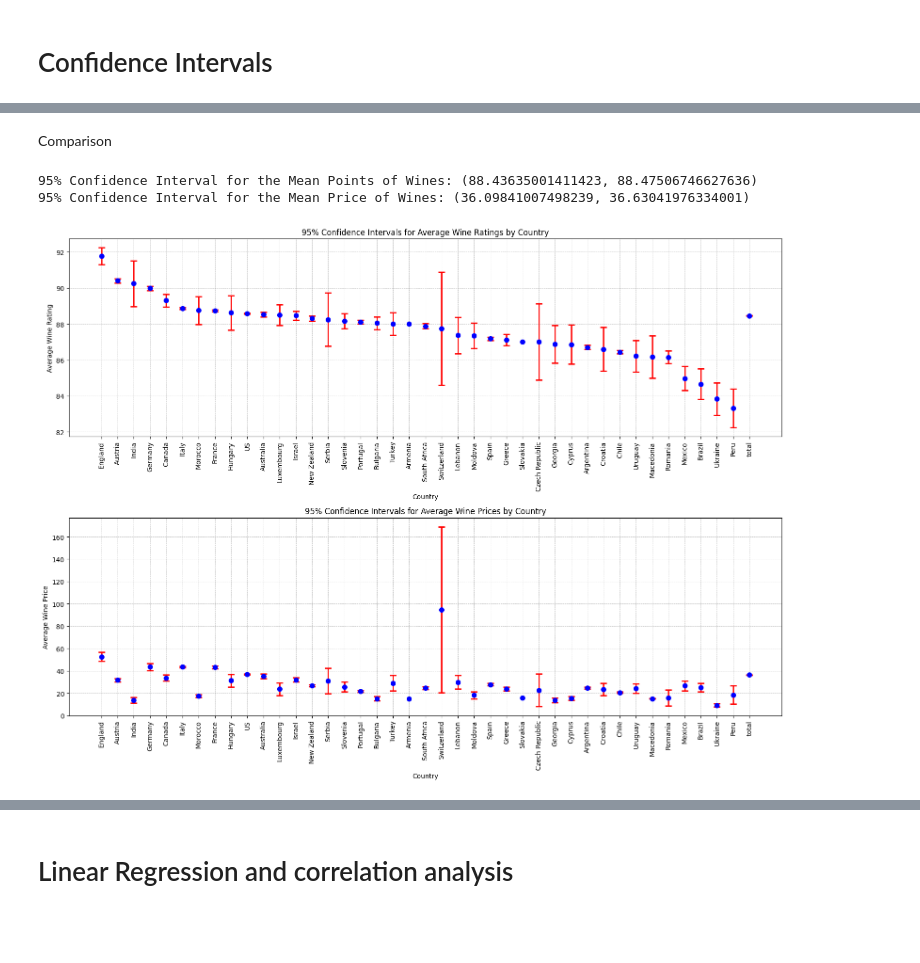
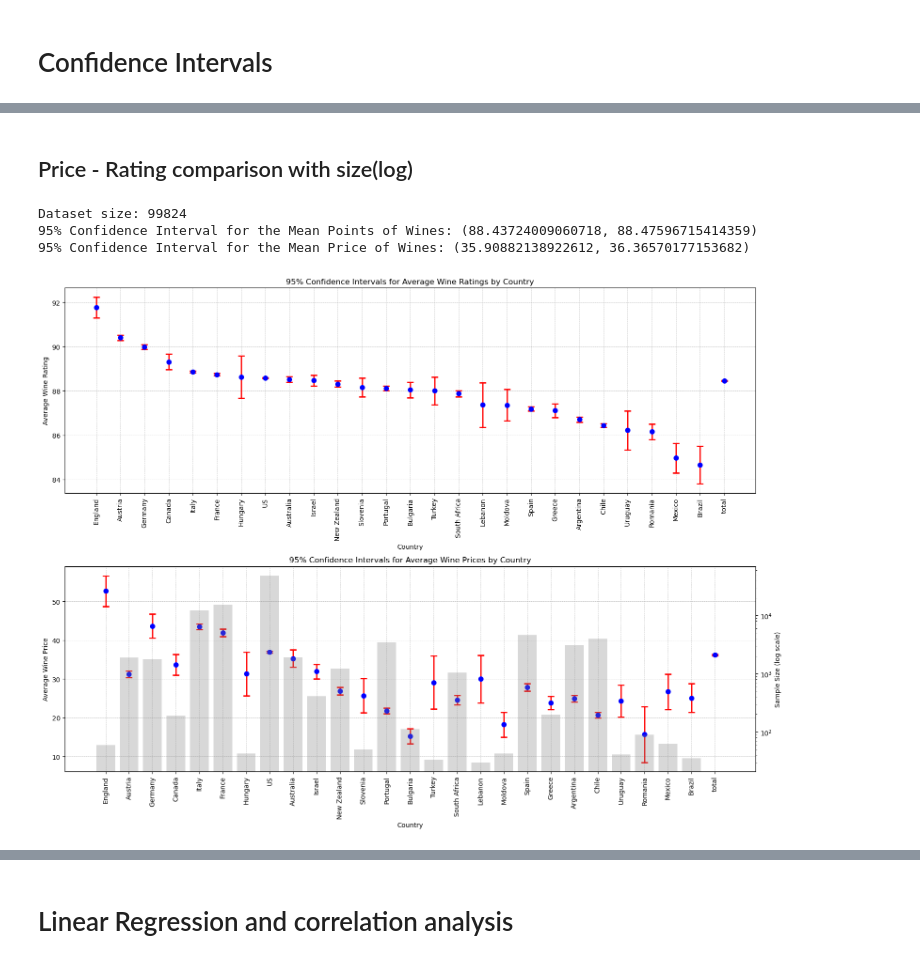
Before and after one commit to Supsi-Collaborative-Projects/wine-analysis, a Jupyter notebook: analysis.ipynb, the cells around one changed output, grey strips where cells are left out. Drawn from its saved outputs; the diff is of its cells as text; code cells hidden in the pictures; blank space fills up the shorter version.

```diff
--- a/analysis.ipynb
+++ b/analysis.ipynb
@@ -897,18 +1065,18 @@ confidence_df
 # %%
-# Calculate mean and standard error for the entire dataset for 'price'
-mean_price = df['price'].mean()
-sem_price = stats.sem(df['price'].dropna())
+# Calculate mean and standard error
+mean_price = df_filtered['price'].mean()
+mean_price = stats.sem(df_filtered['price'].dropna())
 
-# Calculate the confidence interval for the entire dataset for 'price'
-confidence_interval_price = stats.t.interval(0.95, len(df['price'].dropna())-1, loc=mean_price, scale=sem_price)
+# Calculate the confidence interval
+confidence_interval_price = stats.t.interval(0.95, len(df_filtered['price'])-1, loc=mean_price, scale=sem_price)
 print(f'95% Confidence Interval for the Mean Price of Wines: {confidence_interval_price}')
 
-# Calculate mean and confidence interval for each country for 'price'
-countries = df['country'].unique()
+# Calculate mean and confidence interval for each country
+countries = df_filtered['country'].unique()
 confidence_intervals_price = []
 
 for country in countries:
-    country_data = df[df['country'] == country]['price']
+    country_data = df_filtered[df_filtered['country'] == country]['price']
     mean = np.mean(country_data)
     confidence = stats.norm.interval(0.95, loc=mean, scale=stats.sem(country_data))
     confidence_intervals_price.append((country, mean, confidence[0], confidence[1]))
@@ -917,9 +1085,10 @@ for country in countries:
 confidence_df_price = pd.DataFrame(confidence_intervals_price, columns=['Country', 'Mean', 'Lower CI', 'Upper CI'])
 confidence_df_price = confidence_df_price.sort_values(by='Mean', ascending=False)
 
-# Append the total statistics to the country data for 'price'
+# Add general confidence interval
 general_row_price = {'Country': 'total', 'Mean': mean_price, 'Lower CI': confidence_interval_price[0], 'Upper CI': confidence_interval_price[1]}
 confidence_df_price.loc[len(confidence_df_price)] = general_row_price
+
 
 # Plotting the confidence intervals for 'price'
 plt.figure(figsize=(14, 8))
@@ -934,6 +1103,7 @@ plt.grid(True, linestyle='--', linewidth=0.5)
 plt.tight_layout()
 plt.yticks(np.arange(0, 130, 5))  # Adjust this range based on your 'price' data
 
+
 plt.show()
 
 confidence_df_price
@@ -991,20 +1130,22 @@ plt.show()
-# %% [markdown]
-Comparison
+# %% [markdown]
+## Price - Rating comparison with size(log)
 # %%
+print(f"Dataset size: {len(df_filtered)}")
+
 # Calculate mean and standard error for the entire dataset for 'points'
-mean_points = df['points'].mean()
-sem_points = stats.sem(df['points'].dropna())
+mean_points = df_filtered['points'].mean()
+sem_points = stats.sem(df_filtered['points'].dropna())
 
 # Calculate the confidence interval for the entire dataset for 'points'
-confidence_interval_points = stats.t.interval(0.95, len(df['points'].dropna())-1, loc=mean_points, scale=sem_points)
+confidence_interval_points = stats.t.interval(0.95, len(df_filtered['points'].dropna())-1, loc=mean_points, scale=sem_points)
 print(f'95% Confidence Interval for the Mean Points of Wines: {confidence_interval_points}')
 
 # Calculate mean and confidence interval for each country for 'points'
-countries = df['country'].unique()
+countries = df_filtered['country'].unique()
 confidence_intervals_points = []
 
 for country in countries:
-    country_data = df[df['country'] == country]['points']
+    country_data = df_filtered[df_filtered['country'] == country]['points']
     mean = np.mean(country_data)
     confidence = stats.norm.interval(0.95, loc=mean, scale=stats.sem(country_data))
     confidence_intervals_points.append((country, mean, confidence[0], confidence[1]))
@@ -1018,18 +1159,18 @@ general_row_points = {'Country': 'total', 'Mean': mean_points, 'Lower CI': confi
 confidence_df_points.loc[len(confidence_df_points)] = general_row_points
 
 # Calculate mean and standard error for the entire dataset for 'price'
-mean_price = df['price'].mean()
-sem_price = stats.sem(df['price'].dropna())
+mean_price = df_filtered['price'].mean()
+sem_price = stats.sem(df_filtered['price'].dropna())
 
 # Calculate the confidence interval for the entire dataset for 'price'
-confidence_interval_price = stats.t.interval(0.95, len(df['price'].dropna())-1, loc=mean_price, scale=sem_price)
+confidence_interval_price = stats.t.interval(0.95, len(df_filtered['price'].dropna())-1, loc=mean_price, scale=sem_price)
 print(f'95% Confidence Interval for the Mean Price of Wines: {confidence_interval_price}')
 
 # Calculate mean and confidence interval for each country for 'price'
 confidence_intervals_price = []
 
 for country in countries:
-    country_data = df[df['country'] == country]['price']
+    country_data = df_filtered[df_filtered['country'] == country]['price']
     mean = np.mean(country_data)
     confidence = stats.norm.interval(0.95, loc=mean, scale=stats.sem(country_data))
     confidence_intervals_price.append((country, mean, confidence[0], confidence[1]))
@@ -1042,34 +1183,44 @@ confidence_df_price = confidence_df_price.set_index('Country').reindex(confidenc
 
 # Append the total statistics to the country data for 'price'
 general_row_price = {'Country': 'total', 'Mean': mean_price, 'Lower CI': confidence_interval_price[0], 'Upper CI': confidence_interval_price[1]}
 confidence_df_price.loc[len(confidence_df_price)] = general_row_price
 
+# Calculate the sample size for each country
+sample_sizes = df['country'].value_counts().reindex(confidence_df_price['Country']).fillna(0)
+
 # Plotting the confidence intervals for both wine ratings and prices side by side
 fig, (ax1, ax2) = plt.subplots(2, 1, figsize=(16, 12))
 
 # Plot for wine ratings
 ax1.errorbar(confidence_df_points['Country'], confidence_df_points['Mean'],
              yerr=[confidence_df_points['Mean'] - confidence_df_points['Lower CI'], confidence_df_points['Upper CI'] - confidence_df_points['Mean']],
              fmt='o', ecolor='r', capsize=5, elinewidth=2, markeredgewidth=2, color='blue')
 ax1.set_xticklabels(confidence_df_points['Country'], rotation=90)
 ax1.set_xlabel('Country')
 ax1.set_ylabel('Average Wine Rating')
 ax1.set_title('95% Confidence Intervals for Average Wine Ratings by Country')
 ax1.grid(True, linestyle='--', linewidth=0.5)
 
-# Plot for wine prices
+# Plot for wine prices with histogram for sample sizes
 ax2.errorbar(confidence_df_price['Country'], confidence_df_price['Mean'],
              yerr=[confidence_df_price['Mean'] - confidence_df_price['Lower CI'], confidence_df_price['Upper CI'] - confidence_df_price['Mean']],
              fmt='o', ecolor='r', capsize=5, elinewidth=2, markeredgewidth=2, color='blue')
 ax2.set_xticklabels(confidence_df_price['Country'], rotation=90)
 ax2.set_xlabel('Country')
 ax2.set_ylabel('Average Wine Price')
 ax2.set_title('95% Confidence Intervals for Average Wine Prices by Country')
 ax2.grid(True, linestyle='--', linewidth=0.5)
 
+# Secondary y-axis for sample sizes histogram with log scale
+ax3 = ax2.twinx()
+ax3.bar(confidence_df_price['Country'], sample_sizes, alpha=0.3, color='grey')
+ax3.set_ylabel('Sample Size (log scale)')
+ax3.set_yscale('log')
+
 plt.tight_layout()
 plt.show()
 # %% [output]
-95% Confidence Interval for the Mean Points of Wines: (88.43635001411423, 88.47506746627636)
-95% Confidence Interval for the Mean Price of Wines: (36.09841007498239, 36.63041976334001)
+Dataset size: 99824
+95% Confidence Interval for the Mean Points of Wines: (88.43724009060718, 88.47596715414359)
+95% Confidence Interval for the Mean Price of Wines: (35.90882138922612, 36.36570177153682)
-[figure, old version]
+[figure, new version]
```
Also changed, not shown: parts of 42 cells of this notebook.
